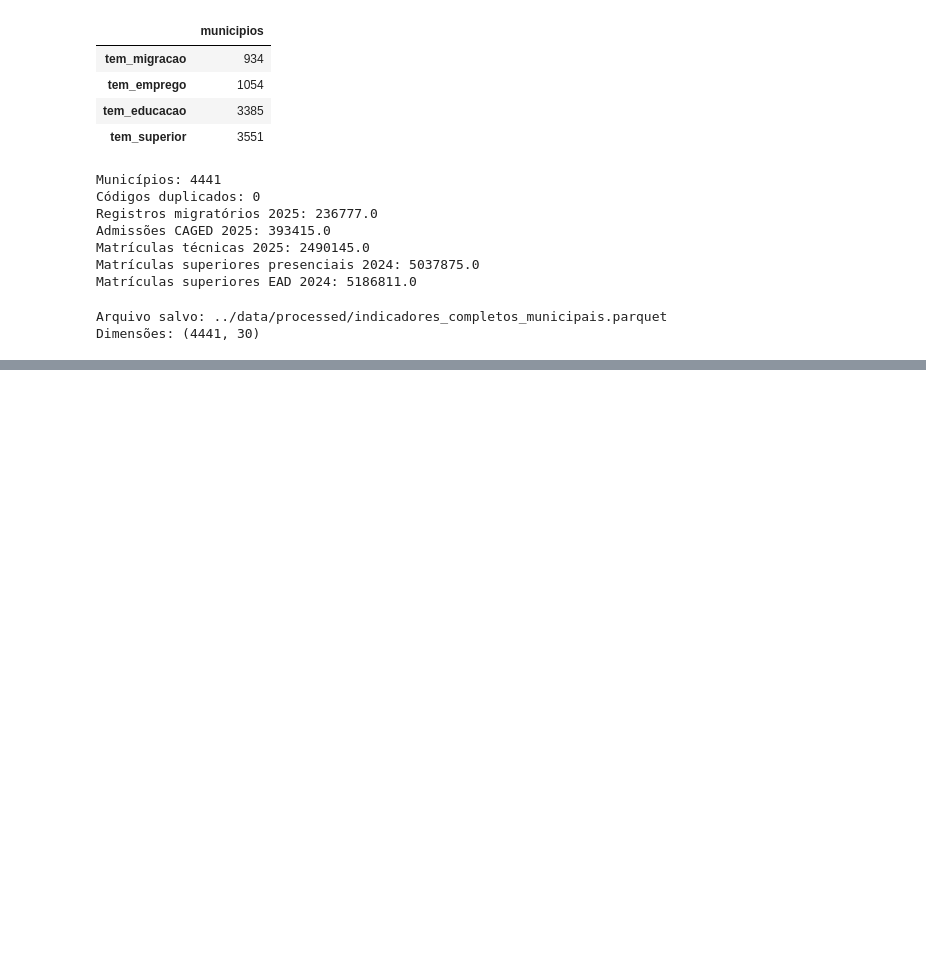
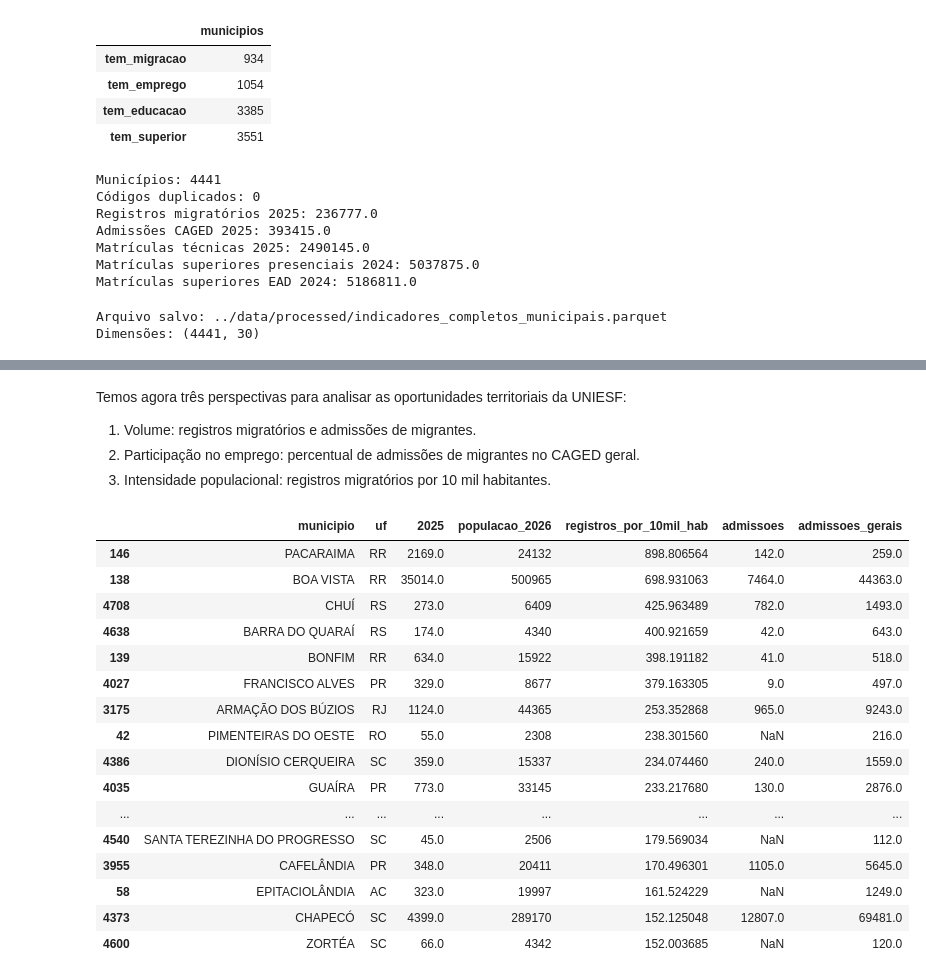
Before and after one commit to Vinivioto/uniesf-opportunity-map, a Jupyter notebook: notebooks/04_integracao_indicadores.ipynb, the cells around one changed output, grey strips where cells are left out. Saved outputs shown, nothing was run; the diff lists cells and outputs as text; code cells hidden in the pictures; blank space fills up the shorter version.

```diff
--- a/notebooks/04_integracao_indicadores.ipynb
+++ b/notebooks/04_integracao_indicadores.ipynb
@@ -391,0 +962,49 @@ Dimensões: (4441, 30)
+# %% [markdown]
+Temos agora três perspectivas para analisar as oportunidades territoriais da UNIESF:
+1. Volume: registros migratórios e admissões de migrantes.
+2. Participação no emprego: percentual de admissões de migrantes no CAGED geral.
+3. Intensidade populacional: registros migratórios por 10 mil habitantes.
+# %%
+# Seleciona municípios com indicadores migratórios disponíveis
+intensidade_migratoria = indicadores_completos[
+    indicadores_completos["registros_por_10mil_hab"].notna()
+].copy()
+
+# Ordena os municípios pela intensidade dos registros migratórios
+ranking_intensidade = intensidade_migratoria.sort_values(
+    "registros_por_10mil_hab",
+    ascending=False
+)
+
+# Exibe os 20 municípios com maior intensidade
+display(
+    ranking_intensidade[
+        [
+            "municipio",
+            "uf",
+            "2025",
+            "populacao_2026",
+            "registros_por_10mil_hab",
+            "admissoes",
+            "admissoes_gerais"
+        ]
+    ].head(20)
+)
+# %% [output]
+|  | municipio | uf | 2025 | populacao_2026 | registros_por_10mil_hab | admissoes | admissoes_gerais |
+| 146 | PACARAIMA | RR | 2169.0 | 24132 | 898.806564 | 142.0 | 259.0 |
+| 138 | BOA VISTA | RR | 35014.0 | 500965 | 698.931063 | 7464.0 | 44363.0 |
+| 4708 | CHUÍ | RS | 273.0 | 6409 | 425.963489 | 782.0 | 1493.0 |
+| 4638 | BARRA DO QUARAÍ | RS | 174.0 | 4340 | 400.921659 | 42.0 | 643.0 |
+| 139 | BONFIM | RR | 634.0 | 15922 | 398.191182 | 41.0 | 518.0 |
+| 4027 | FRANCISCO ALVES | PR | 329.0 | 8677 | 379.163305 | 9.0 | 497.0 |
+| 3175 | ARMAÇÃO DOS BÚZIOS | RJ | 1124.0 | 44365 | 253.352868 | 965.0 | 9243.0 |
+| 42 | PIMENTEIRAS DO OESTE | RO | 55.0 | 2308 | 238.301560 | NaN | 216.0 |
+| 4386 | DIONÍSIO CERQUEIRA | SC | 359.0 | 15337 | 234.074460 | 240.0 | 1559.0 |
+| 4035 | GUAÍRA | PR | 773.0 | 33145 | 233.217680 | 130.0 | 2876.0 |
+| ... | ... | ... | ... | ... | ... | ... | ... |
+| 4540 | SANTA TEREZINHA DO PROGRESSO | SC | 45.0 | 2506 | 179.569034 | NaN | 112.0 |
+| 3955 | CAFELÂNDIA | PR | 348.0 | 20411 | 170.496301 | 1105.0 | 5645.0 |
+| 58 | EPITACIOLÂNDIA | AC | 323.0 | 19997 | 161.524229 | NaN | 1249.0 |
+| 4373 | CHAPECÓ | SC | 4399.0 | 289170 | 152.125048 | 12807.0 | 69481.0 |
+| 4600 | ZORTÉA | SC | 66.0 | 4342 | 152.003685 | NaN | 120.0 |
```
Also changed, not shown: parts of 29 cells of this notebook, 4 other files.
